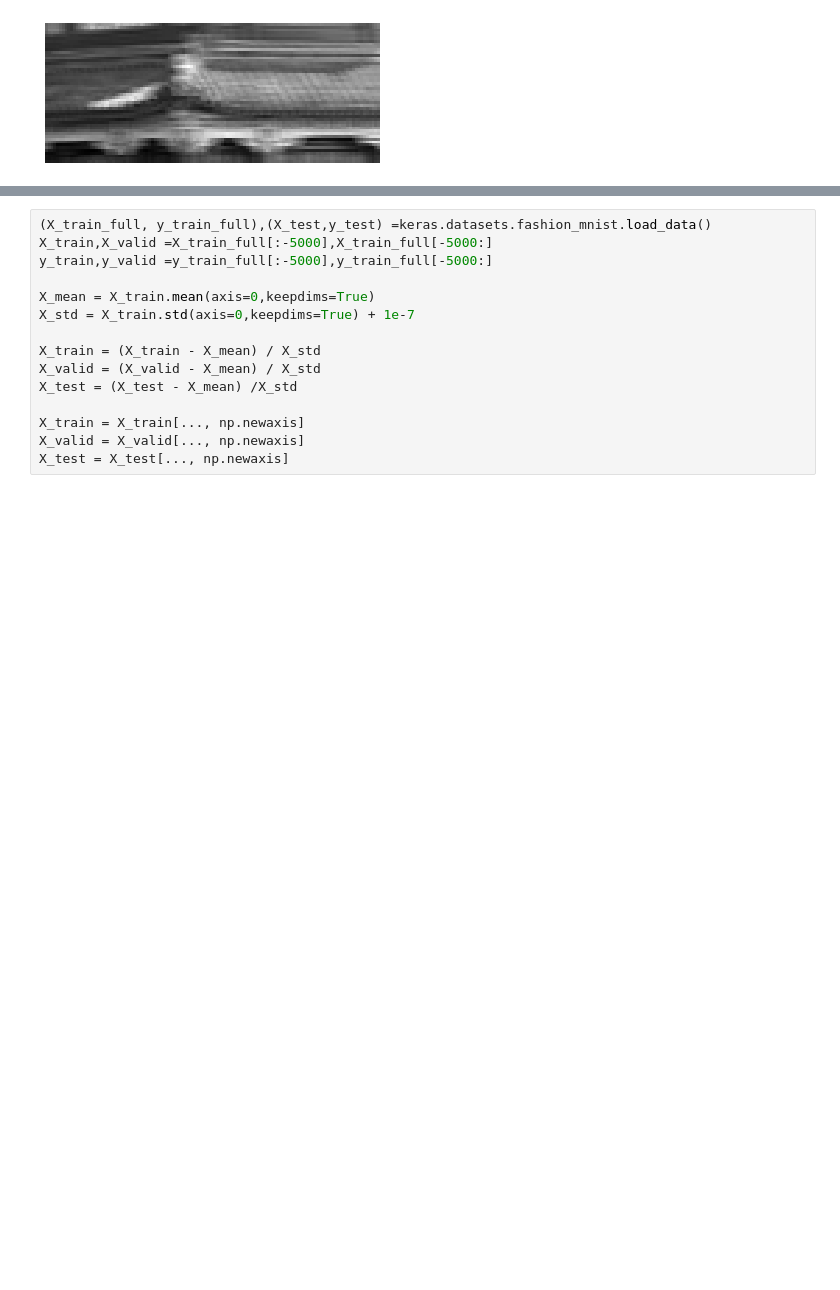
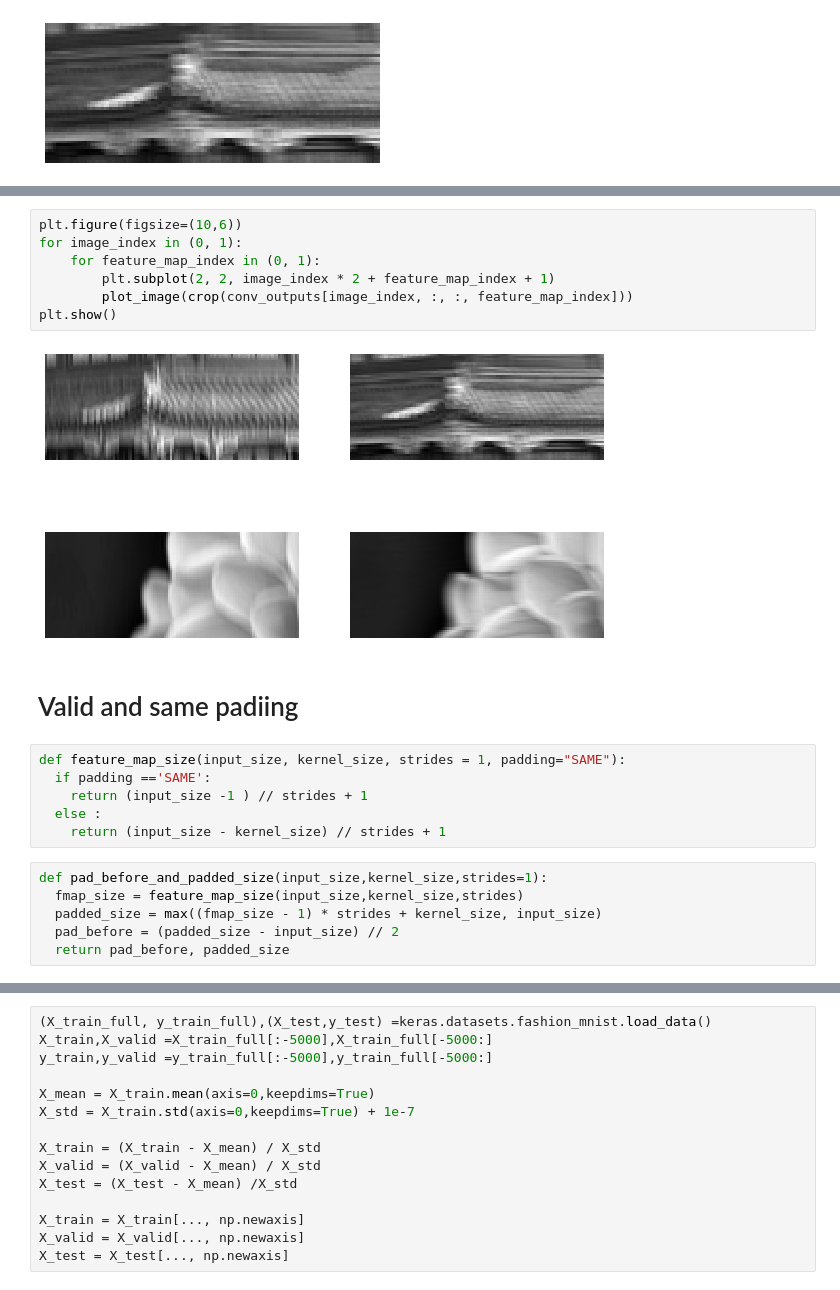
Before and after one commit to TeguhPermana666/Deep-Computer_Vision, a Jupyter notebook: CNN_arsitekture_Fashion Mnist.ipynb, the cells around one changed output, grey strips where cells are left out. Saved outputs shown, nothing was run; the diff lists cells and outputs as text; blank space fills up the shorter version.

```diff
--- a/CNN_arsitekture_Fashion Mnist.ipynb
+++ b/CNN_arsitekture_Fashion Mnist.ipynb
@@ -112,0 +155,23 @@ Saving figure china_horizontal
+# %%
+plt.figure(figsize=(10,6))
+for image_index in (0, 1):
+    for feature_map_index in (0, 1):
+        plt.subplot(2, 2, image_index * 2 + feature_map_index + 1)
+        plot_image(crop(conv_outputs[image_index, :, :, feature_map_index]))
+plt.show()
+# %% [output]
+[figure, added]
+# %% [markdown]
+# Valid and same padiing
+# %%
+def feature_map_size(input_size, kernel_size, strides = 1, padding="SAME"):
+  if padding =='SAME':
+    return (input_size -1 ) // strides + 1
+  else :
+    return (input_size - kernel_size) // strides + 1
+# %%
+def pad_before_and_padded_size(input_size,kernel_size,strides=1):
+  fmap_size = feature_map_size(input_size,kernel_size,strides)
+  padded_size = max((fmap_size - 1) * strides + kernel_size, input_size)
+  pad_before = (padded_size - input_size) // 2
+  return pad_before, padded_size
```
Also changed, not shown: parts of 12 cells of this notebook.
